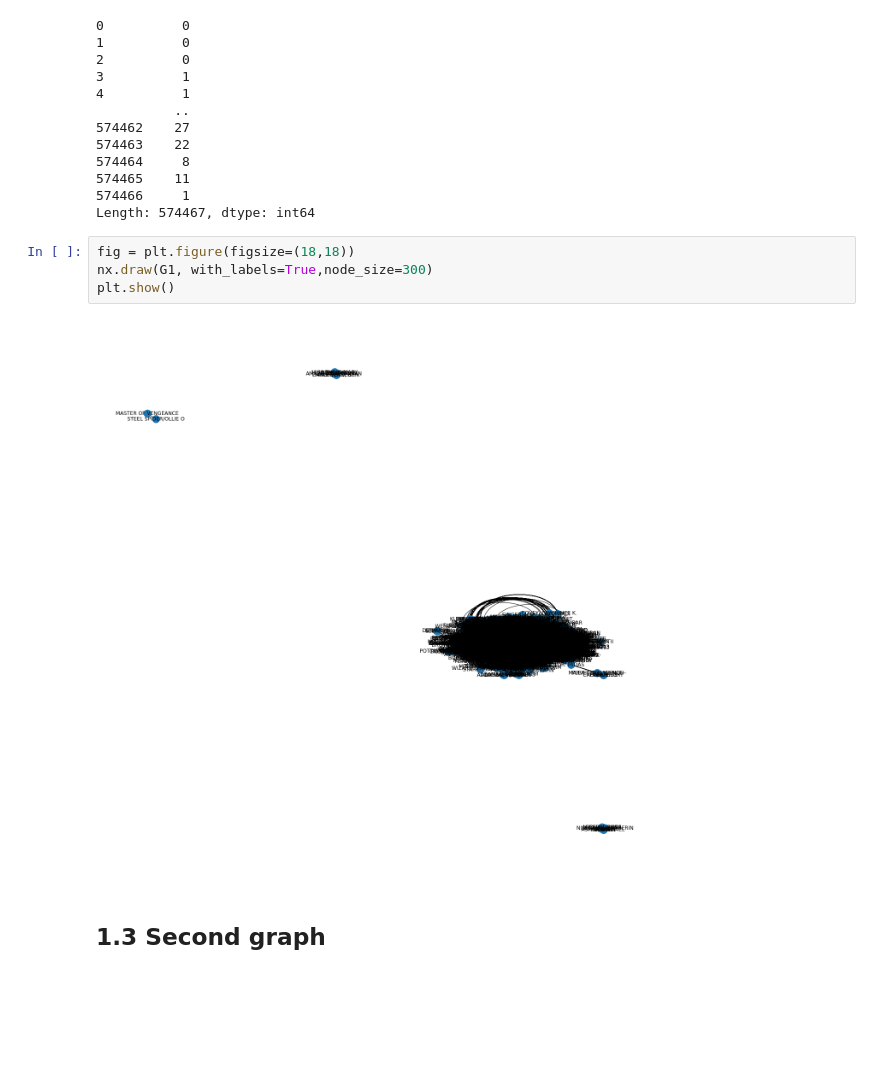
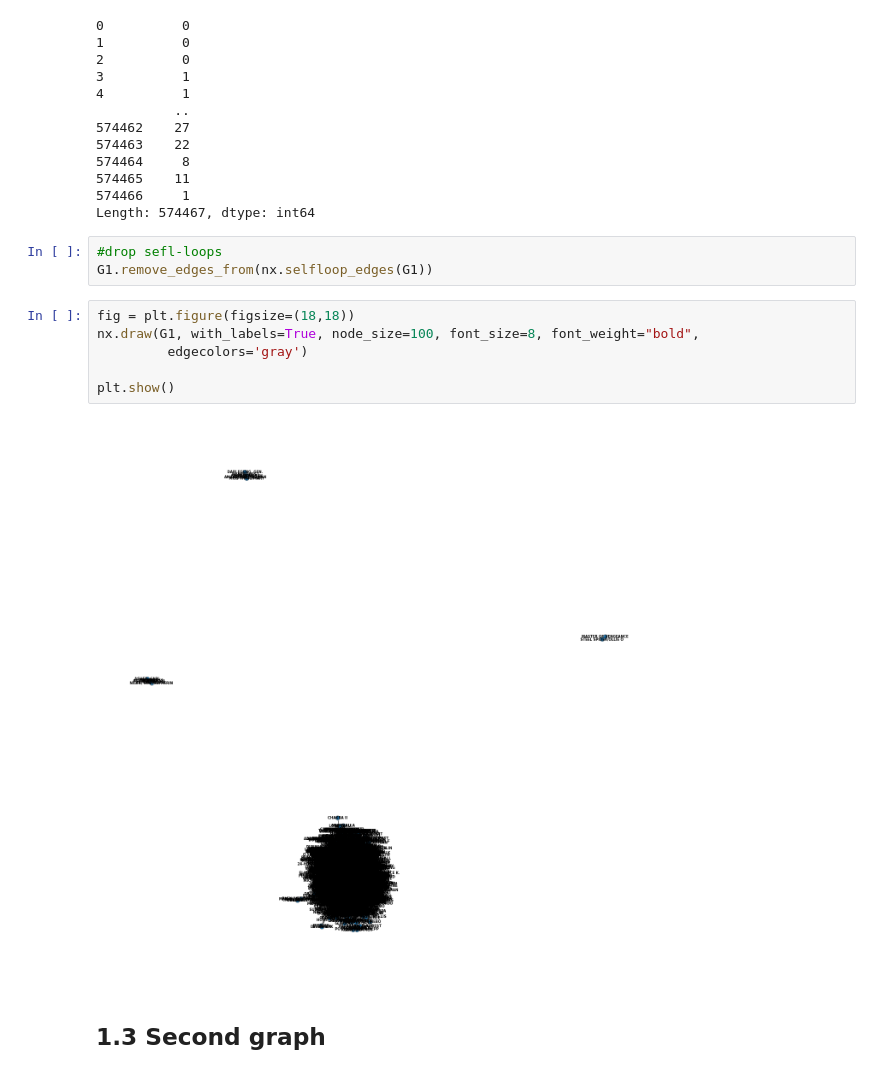
Before and after one commit to eelishh/HW-Marvel-Graphs, a Jupyter notebook: main_HW5.ipynb, the cells around one changed output. Cells and saved outputs as stored; diff of their text form; blank space fills up the shorter version.

```diff
--- a/main_HW5.ipynb
+++ b/main_HW5.ipynb
@@ -192,12 +164,17 @@ hero_net.apply(lambda row: G1.add_edge(row['hero1'], row['hero2']), axis=1)
 574465    11
 574466     1
 Length: 574467, dtype: int64
+# %%
+#drop sefl-loops
+G1.remove_edges_from(nx.selfloop_edges(G1))
 # %%
 fig = plt.figure(figsize=(18,18))
-nx.draw(G1, with_labels=True,node_size=300)
+nx.draw(G1, with_labels=True, node_size=100, font_size=8, font_weight="bold",
+         edgecolors='gray')
+
 plt.show()
 # %% [output]
-[figure, old version]
+[figure, new version]
 # %% [markdown]
 ## 1.3 Second graph
 # %%
```
Also changed, not shown: parts of 21 cells of this notebook.
